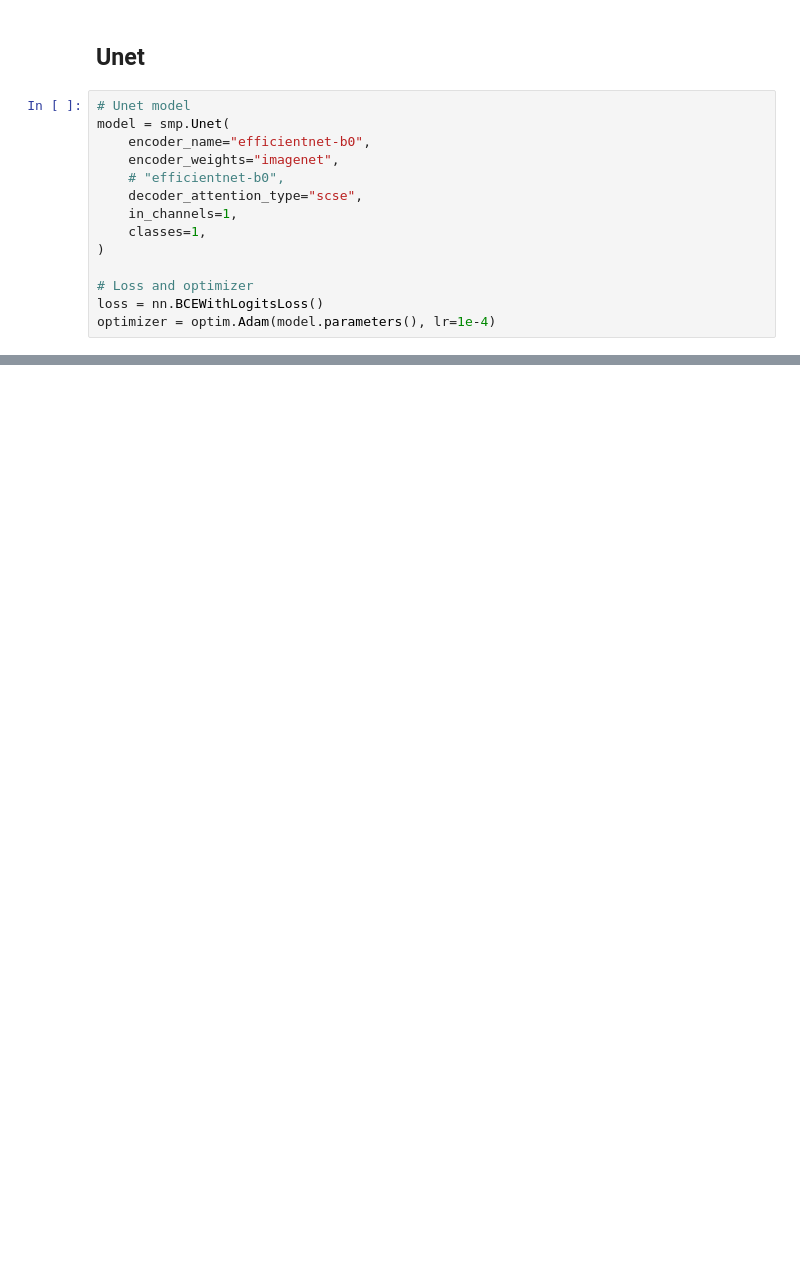
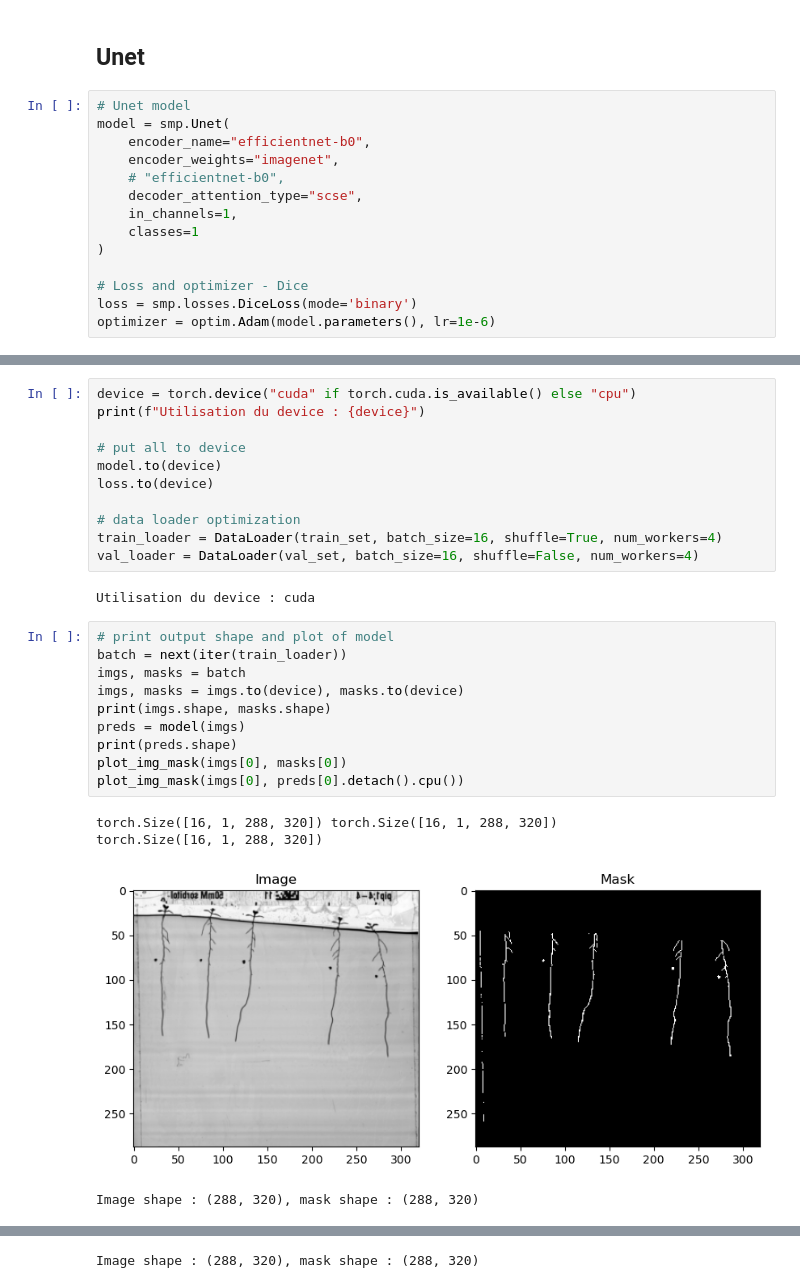
Before and after one commit to Money-eng/Benchmark_RST, a Jupyter notebook: RSA_deep_working/Existing_models/unet.ipynb, the cells around one changed output, grey strips where cells are left out. Drawn from its saved outputs; the diff is of its cells as text; blank space fills up the shorter version.

```diff
--- a/RSA_deep_working/Existing_models/unet.ipynb
+++ b/RSA_deep_working/Existing_models/unet.ipynb
@@ -172,12 +189,12 @@ model = smp.Unet(
     # "efficientnet-b0",
     decoder_attention_type="scse",
     in_channels=1,
-    classes=1,
+    classes=1
 )
 
-# Loss and optimizer
-loss = nn.BCEWithLogitsLoss()
-optimizer = optim.Adam(model.parameters(), lr=1e-4)
+# Loss and optimizer - Dice
+loss = smp.losses.DiceLoss(mode='binary')
+optimizer = optim.Adam(model.parameters(), lr=1e-6)
 # %%
 def evaluate(model, loader, device, loss_fn):
     model.eval()
@@ -206,3 +223,31 @@ def evaluate(model, loader, device, loss_fn):
             n += 1
 
     return total_loss / n, total_iou / n, total_dice / n
+# %%
+device = torch.device("cuda" if torch.cuda.is_available() else "cpu")
+print(f"Utilisation du device : {device}")
+
+# put all to device
+model.to(device)
+loss.to(device)
+
+# data loader optimization
+train_loader = DataLoader(train_set, batch_size=16, shuffle=True, num_workers=4)
+val_loader = DataLoader(val_set, batch_size=16, shuffle=False, num_workers=4)
+# %% [output]
+Utilisation du device : cuda
+# %%
+# print output shape and plot of model
+batch = next(iter(train_loader))
+imgs, masks = batch
+imgs, masks = imgs.to(device), masks.to(device)
+print(imgs.shape, masks.shape)
+preds = model(imgs)
+print(preds.shape)
+plot_img_mask(imgs[0], masks[0])
+plot_img_mask(imgs[0], preds[0].detach().cpu())
+# %% [output]
+torch.Size([16, 1, 288, 320]) torch.Size([16, 1, 288, 320])
+torch.Size([16, 1, 288, 320])
+[figure, added]
+Image shape : (288, 320), mask shape : (288, 320)
@@ -208,0 +256 @@ def evaluate(model, loader, device, loss_fn):
+Image shape : (288, 320), mask shape : (288, 320)
```
Also changed, not shown: parts of 11 cells of this notebook, 9 other files.
